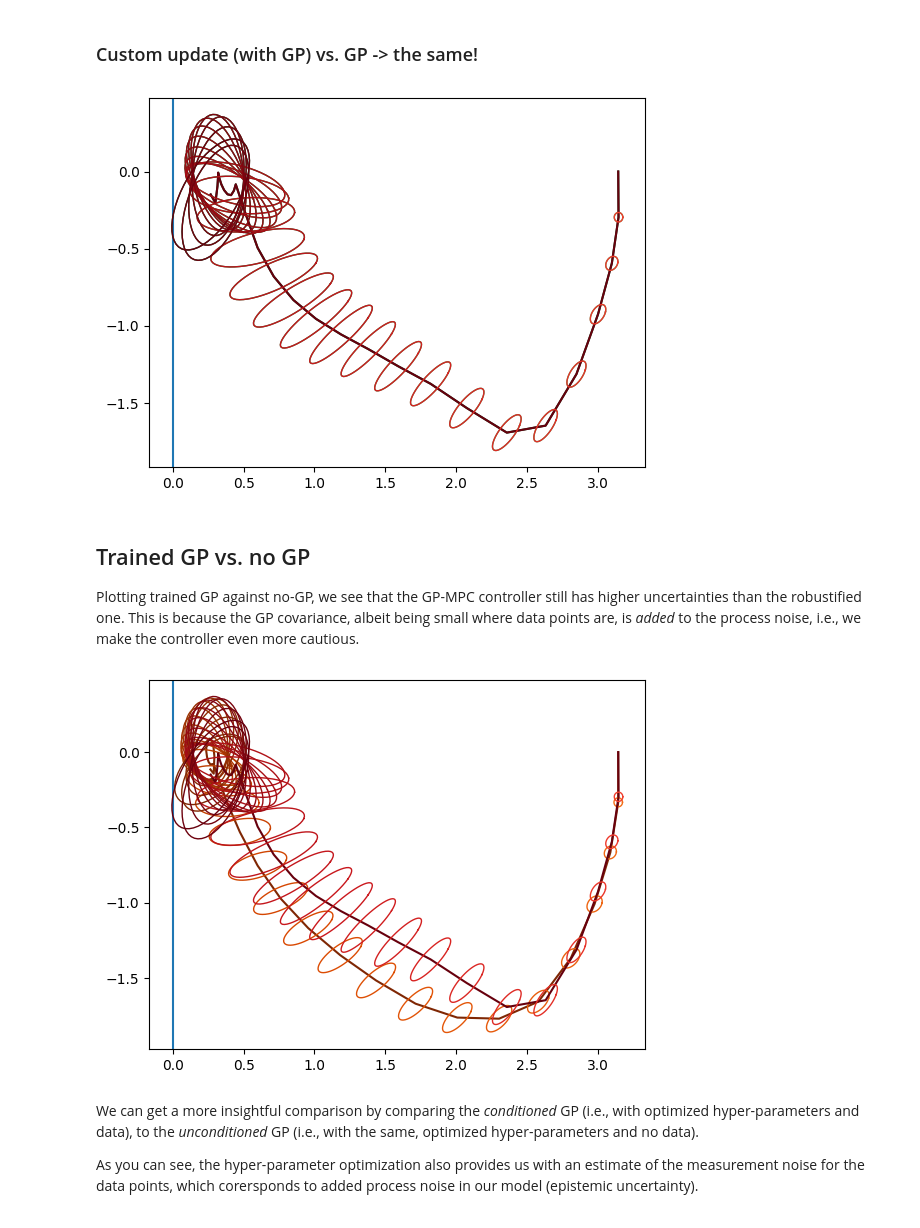
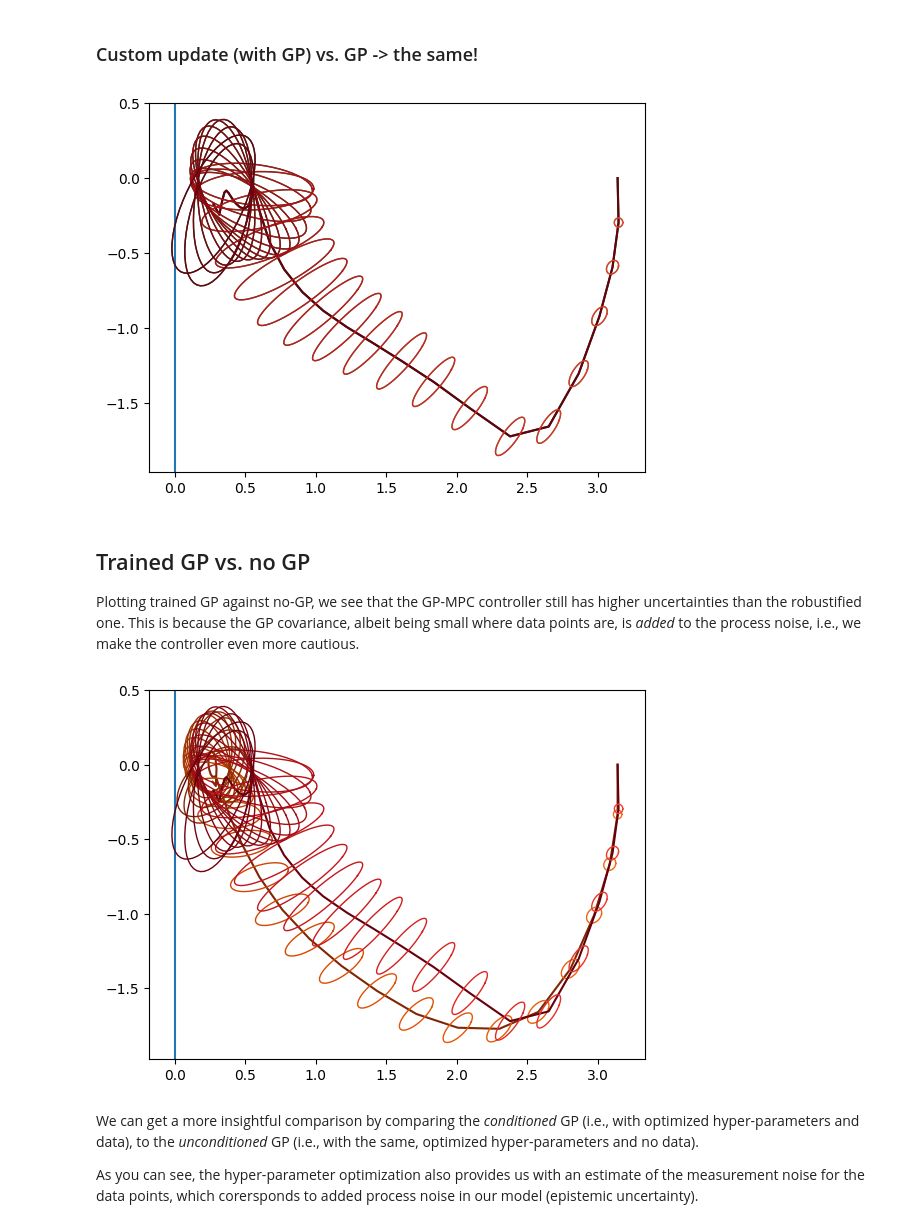
Before and after one commit to aaronprevedello/l4acados, a Jupyter notebook: examples/inverted_pendulum/inverted_pendulum_custom_update.ipynb, the cells around one changed output. Saved outputs shown, nothing was run; the diff lists cells and outputs as text; code cells hidden in the pictures.

```diff
--- a/examples/inverted_pendulum/inverted_pendulum_custom_update.ipynb
+++ b/examples/inverted_pendulum/inverted_pendulum_custom_update.ipynb
@@ -364,15 +408,15 @@ x_train_tensor = torch.Tensor(x_train)
 y_train_tensor = torch.Tensor(y_train)
 nout = y_train.shape[1]
 
-likelihood = gpytorch.likelihoods.MultitaskGaussianLikelihood(
-    num_tasks = nout
-)
+likelihood = gpytorch.likelihoods.MultitaskGaussianLikelihood(num_tasks=nout)
 gp_model = BatchIndependentMultitaskGPModel(x_train_tensor, y_train_tensor, likelihood)
 # %%
 training_iterations = 200
 rng_seed = 456
 
-gp_model, likelihood = train_gp_model(gp_model, torch_seed=rng_seed, training_iterations=training_iterations)
+gp_model, likelihood = train_gp_model(
+    gp_model, torch_seed=rng_seed, training_iterations=training_iterations
+)
 
 # EVAL MODE
 gp_model.eval()
@@ -519,10 +559,12 @@ residuals after  29 SQP_RTI iterations:
 # # we use both-sided bounds again, specify which bound to be tightened using according index
 # ocp_cupdate = export_ocp_nominal(N,T,only_lower_bounds=False)
 # we use one-sided bounds since we just want to tighten upper bound
-ocp_cupdate = export_ocp_nominal(N,T,only_lower_bounds=True,model_name='simplependulum_ode_cupdate')
+ocp_cupdate = export_ocp_nominal(
+    N, T, only_lower_bounds=True, model_name="simplependulum_ode_cupdate"
+)
 
 # tighten constraints
-idh_tight = np.array([0]) # lower on theta (theta >= 0)
+idh_tight = np.array([0])  # lower on theta (theta >= 0)
 
 # integrator for nominal model
 sim_cupdate = AcadosSim()
@@ -535,5 +577,7 @@ sim_cupdate.solver_options.integrator_type = "ERK"
 sim_cupdate.solver_options.T = dT
 
 # acados_ocp_solver = AcadosOcpSolver(ocp_init, json_file = 'acados_ocp_' + model.name + '.json')
-acados_integrator_cupdate = AcadosSimSolver(sim_cupdate, json_file = 'acados_sim_' + sim_cupdate.model.name + '_cupdate.json')
+acados_integrator_cupdate = AcadosSimSolver(
+    sim_cupdate, json_file="acados_sim_" + sim_cupdate.model.name + "_cupdate.json"
+)
 # %% [output]
@@ -550,18 +597,22 @@ acados was compiled without OpenMP.
 # from zero_order_gpmpc import ZoroAcadosCustomUpdate
 
 zoro_solver_cupdate = ZoroAcadosCustomUpdate(
-    ocp_cupdate, sim_cupdate, prob_x, Sigma_x0, Sigma_W,
+    ocp_cupdate,
+    sim_cupdate,
+    prob_x,
+    Sigma_x0,
+    Sigma_W,
     h_tightening_idx=idh_tight,
     gp_model=gp_model,
-    use_cython=True, #TODO: fix cython issue
+    use_cython=True,  # TODO: fix cython issue
     path_json_ocp="zoro_ocp_solver_config_cupdate.json",
     path_json_sim="zoro_sim_solver_config_cupdate.json",
 )
 
 for i in range(N):
-    zoro_solver_cupdate.ocp_solver.set(i, "x",X_init[i,:])
-    zoro_solver_cupdate.ocp_solver.set(i, "u",U_init[i,:])
-zoro_solver_cupdate.ocp_solver.set(N, "x",X_init[N,:])
+    zoro_solver_cupdate.ocp_solver.set(i, "x", X_init[i, :])
+    zoro_solver_cupdate.ocp_solver.set(i, "u", U_init[i, :])
+zoro_solver_cupdate.ocp_solver.set(N, "x", X_init[N, :])
 
 zoro_solver_cupdate.solve()
 X_cup, U_cup, P_cup_arr = zoro_solver_cupdate.get_solution()
@@ -571,8 +622,8 @@ for i in range(N + 1):
     P_cup.append(
         np.array(
             [
-                [P_cup_arr[3 * i], P_cup_arr[3 * i + 1]],
-                [P_cup_arr[3 * i + 1], P_cup_arr[3 * i + 2]],
+                [P_cup_arr[3 * i], P_cup_arr[3 * i + 2]],
+                [P_cup_arr[3 * i + 2], P_cup_arr[3 * i + 1]],
             ]
         )
     )
@@ -648,21 +722,21 @@ residuals after  29 SQP_RTI iterations:
 # %%
 fig, ax = base_plot(lb_theta=lb_theta)
 
 plot_data_gp = EllipsoidTubeData2D(
-    center_data = X,
-    ellipsoid_data = np.array(P)
+    center_data=X,
+    ellipsoid_data=np.array(P),
     # ellipsoid_data = None
 )
 
 plot_data_gp_cupdate = EllipsoidTubeData2D(
-    center_data = X_cup,
-    ellipsoid_data = np.array(P_cup)
+    center_data=X_cup,
+    ellipsoid_data=np.array(P_cup),
     # ellipsoid_data = None
 )
 add_plot_trajectory(ax, plot_data_gp_cupdate, color_fun=plt.cm.Greens)
 add_plot_trajectory(ax, plot_data_gp, color_fun=plt.cm.Reds)
 # %% [output]
-[figure, old version]
+[figure, new version]
 # %% [markdown]
 ## Trained GP vs. no GP
 
@@ -671,14 +745,14 @@ Plotting trained GP against no-GP, we see that the GP-MPC controller still has h
 fig, ax = base_plot(lb_theta=lb_theta)
 
 plot_data_gp = EllipsoidTubeData2D(
-    center_data = X,
-    ellipsoid_data = np.array(P)
+    center_data=X,
+    ellipsoid_data=np.array(P),
     # ellipsoid_data = None
 )
 add_plot_trajectory(ax, plot_data_nogp, color_fun=plt.cm.Oranges)
 add_plot_trajectory(ax, plot_data_gp, color_fun=plt.cm.Reds)
 # %% [output]
-[figure, old version]
+[figure, new version]
 # %% [markdown]
 We can get a more insightful comparison by comparing the *conditioned* GP (i.e., with optimized hyper-parameters and data), to the *unconditioned* GP (i.e., with the same, optimized hyper-parameters and no data).
 
```
Also changed, not shown: parts of 27 cells of this notebook, 1 other file.
